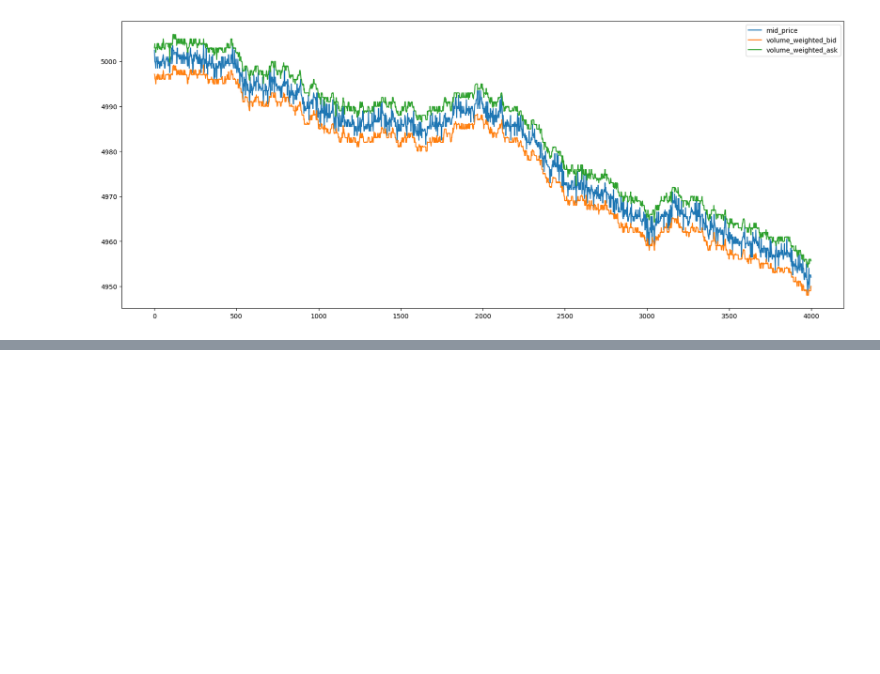
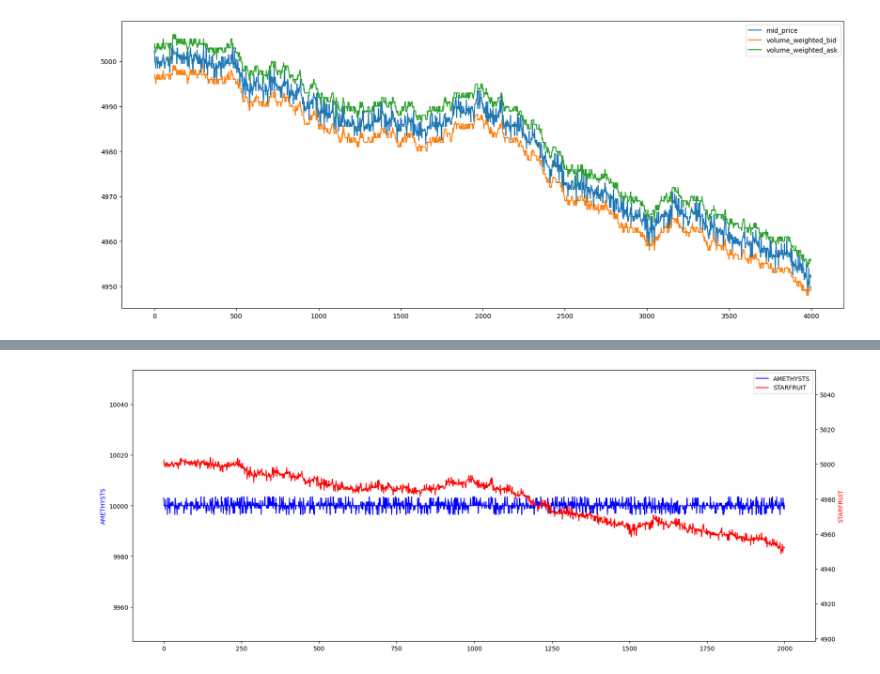
Before and after one commit to yinkiatho/IMC-Prosperity, a Jupyter notebook: preprocessing.ipynb, the cells around one changed output, grey strips where cells are left out. Drawn from its saved outputs; the diff is of its cells as text; code cells hidden in the pictures; blank space fills up the shorter version.

```diff
--- a/preprocessing.ipynb
+++ b/preprocessing.ipynb
@@ -211,0 +89,49 @@ Text(0, 0.5, 'rsi_3')
+# %%
+# Pipeline for Pairs Trading
+#print(os.getcwd())
+from statsmodels.tsa.stattools import coint
+import pandas as pd
+
+
+df = pd.read_csv('demo/tutorial.csv', delimiter=';')
+
+# replace na with 0
+df.fillna(0, inplace=True)
+
+# Create columns volume_weighted bid and ask
+df['volume_weighted_bid'] = (df['bid_price_1'] * df['bid_volume_1'] + df['bid_price_2'] * df['bid_volume_2'] + df['bid_price_3'] * df['bid_volume_3']) / (df['bid_volume_1'] + df['bid_volume_2'] + df['bid_volume_3'])
+df['volume_weighted_ask'] = (df['ask_price_1'] * df['ask_volume_1'] + df['ask_price_2'] * df['ask_volume_2'] + df['ask_price_3'] * df['ask_volume_3']) / (df['ask_volume_1'] + df['ask_volume_2'] + df['ask_volume_3'])
+df['total_bid_volume'] = df['bid_volume_1'] + df['bid_volume_2'] + df['bid_volume_3']
+df['total_ask_volume'] = df['ask_volume_1'] + df['ask_volume_2'] + df['ask_volume_3']
+
+product1, product2 = 'AMETHYSTS', 'STARFRUIT'
+p1_df = df[df['product'] == product1].reset_index(drop=True)
+p2_df = df[df['product'] == product2].reset_index(drop=True)
+
+fig, ax1 = plt.subplots(figsize=(20, 8))
+
+# Plot both mid prices on the same plot
+ax1.plot(p1_df['mid_price'], label=product1, color='blue')
+ax1.set_ylabel(product1, color='blue')
+
+# Create a twin axes sharing the x-axis
+ax2 = ax1.twinx()
+
+ax2.plot(p2_df['mid_price'], label=product2, color='red')
+ax2.set_ylabel(product2, color='red')
+
+# Adjust y-axis limits for each product
+min1, max1 = p1_df['mid_price'].min(), p1_df['mid_price'].max()
+min2, max2 = p2_df['mid_price'].min(), p2_df['mid_price'].max()
+ax1.set_ylim(min1 - 50, max1 + 50)  # Set limits for product1
+ax2.set_ylim(min2 - 50, max2 + 50)    # Set limits for product2
+
+# Add legend
+lines, labels = ax1.get_legend_handles_labels()
+lines2, labels2 = ax2.get_legend_handles_labels()
+ax2.legend(lines + lines2, labels + labels2, loc='upper right')
+
+# Show the plot
+plt.show()
+# %% [output]
+[figure, added]
```
Also changed, not shown: parts of 4 cells of this notebook, 2 other files.
